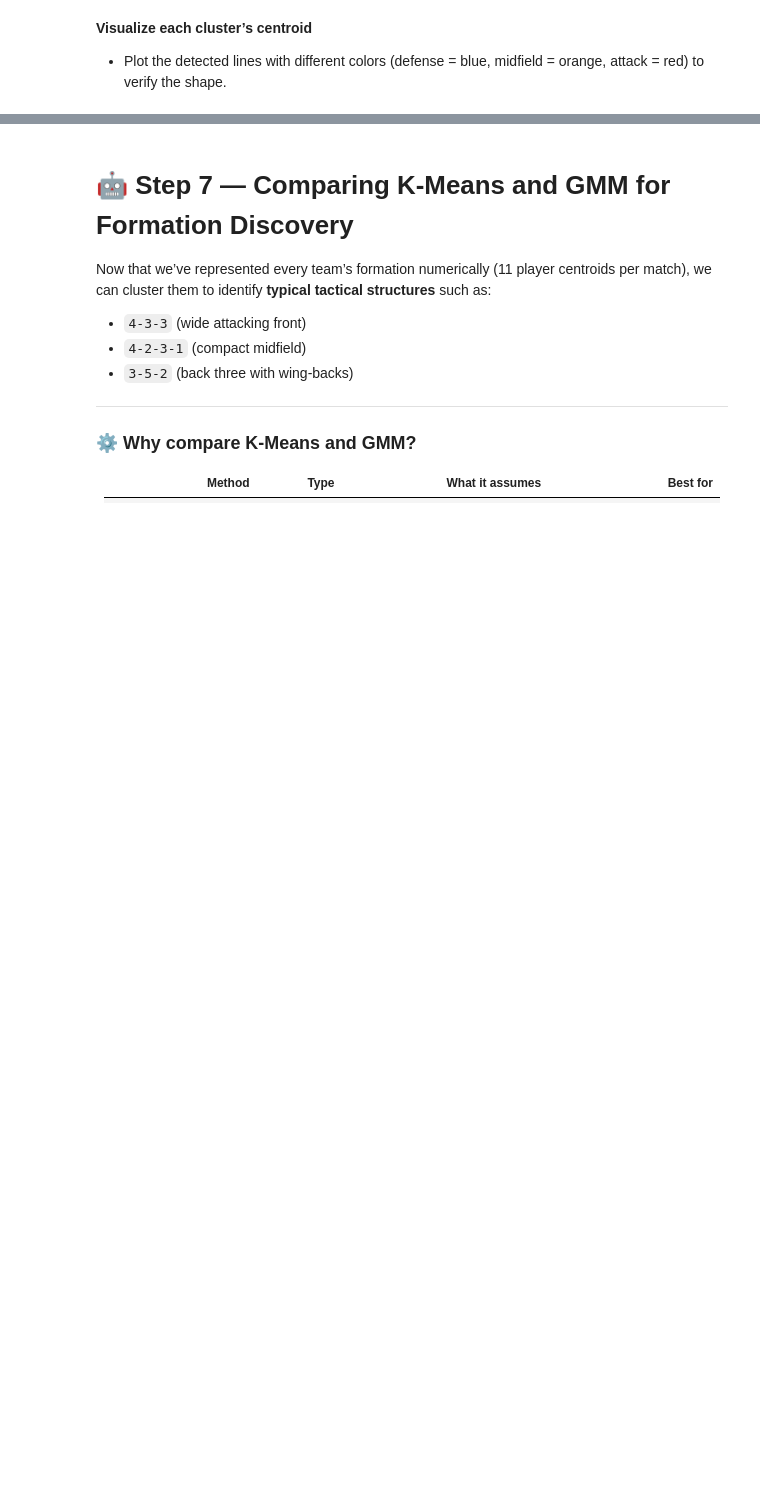
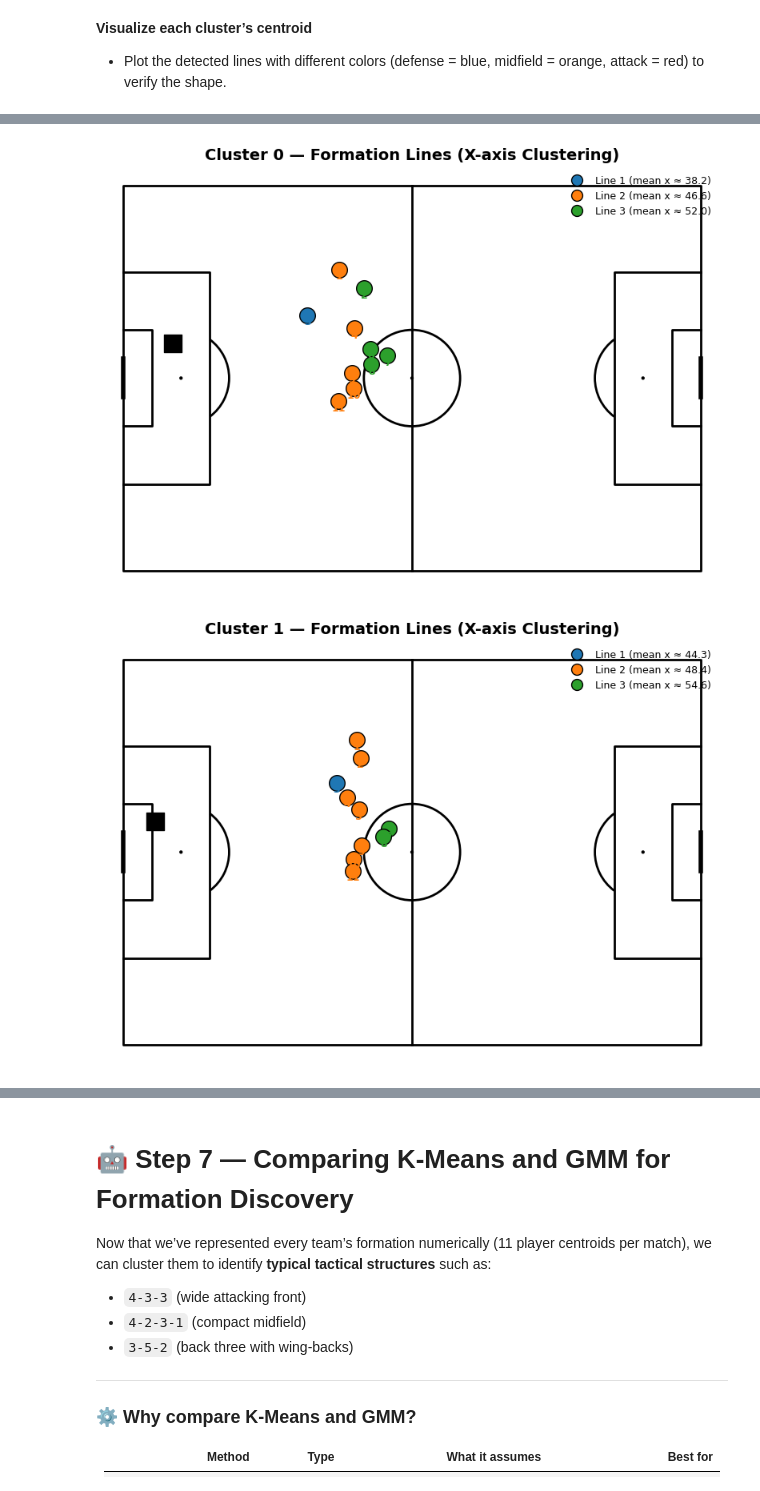
Before and after one commit to MartimRego/pass-decisions, a Jupyter notebook: Module_2/playing_styles_analysis.ipynb, the cells around one changed output, grey strips where cells are left out. Saved outputs shown, nothing was run; the diff lists cells and outputs as text; code cells hidden in the pictures; blank space fills up the shorter version.

```diff
--- a/Module_2/playing_styles_v2.ipynb
+++ b/Module_2/playing_styles_analysis.ipynb
@@ -1715,0 +1679,63 @@ for c in sorted(df_centroids["cluster"].unique()):
+# %%
+from mplsoccer import Pitch
+import matplotlib.pyplot as plt
+from sklearn.cluster import AgglomerativeClustering
+import numpy as np
+import pandas as pd
+
+def plot_detected_lines(df_cluster: pd.DataFrame, n_lines: int = 3, title="Detected Formation (X-axis Clustering)"):
+    """
+    Detects and visualizes formation lines (defense, midfield, attack)
+    by clustering along the X-axis only, excluding the goalkeeper.
+    """
+    # Identify goalkeeper as the player closest to own goal (lowest x)
+    gk_row = df_cluster.loc[df_cluster["x"].idxmin()]
+    df_out = df_cluster[df_cluster["player_num"] != gk_row["player_num"]].copy()
+
+    # --- Clustering along X-axis (pitch length) ---
+    X = df_out[["x"]].values
+    cl = AgglomerativeClustering(n_clusters=n_lines)
+    df_out["line"] = cl.fit_predict(X)
+
+    # Sort lines from defensive to attacking
+    line_order = df_out.groupby("line")["x"].mean().sort_values().index.tolist()
+
+    # Assign consistent colors per line
+    cmap = ["#1f77b4", "#ff7f0e", "#2ca02c"]  # blue, orange, green
+    color_map = {line: cmap[i % len(cmap)] for i, line in enumerate(line_order)}
+
+    # --- Pitch Visualization ---
+    pitch = Pitch(pitch_type='statsbomb', pitch_length=105, pitch_width=68,
+                  pitch_color='white', line_color='black')
+    fig, ax = pitch.draw(figsize=(8, 6))
+
+    # Plot goalkeeper
+    pitch.scatter(gk_row["x"], gk_row["y"], s=250, c="black", marker="s", ax=ax, label="Goalkeeper")
+
+    # Plot outfield players (color-coded by line)
+    for _, row in df_out.iterrows():
+        c = color_map[row["line"]]
+        pitch.scatter(row["x"], row["y"], s=200, c=c, edgecolors="black", ax=ax)
+        ax.text(row["x"], row["y"] + 2, str(int(row["player_num"])),
+                ha="center", fontsize=9, weight="bold", color=c)
+
+    # Add line legend
+    handles = [plt.Line2D([0], [0], marker='o', color='w',
+                          label=f"Line {i+1} (mean x ≈ {df_out[df_out['line']==line]['x'].mean():.1f})",
+                          markerfacecolor=color_map[line], markersize=10, markeredgecolor="black")
+               for i, line in enumerate(line_order)]
+
+    ax.legend(handles=handles, loc="upper right", fontsize=9, frameon=False)
+    ax.set_title(title, fontsize=14, weight="bold")
+
+    plt.show()
+
+
+# Example usage:
+df_centroids = pd.read_csv(ROOT / "PremierLeague_data/2024/formation_centroids.csv")
+for c in sorted(df_centroids["cluster"].unique()):
+    df_c = df_centroids[df_centroids["cluster"] == c]
+    plot_detected_lines(df_c, n_lines=3, title=f"Cluster {c} — Formation Lines (X-axis Clustering)")
+# %% [output]
+[figure, added]
+[figure, added]
```
Also changed, not shown: parts of 22 cells of this notebook, 8 other files.
